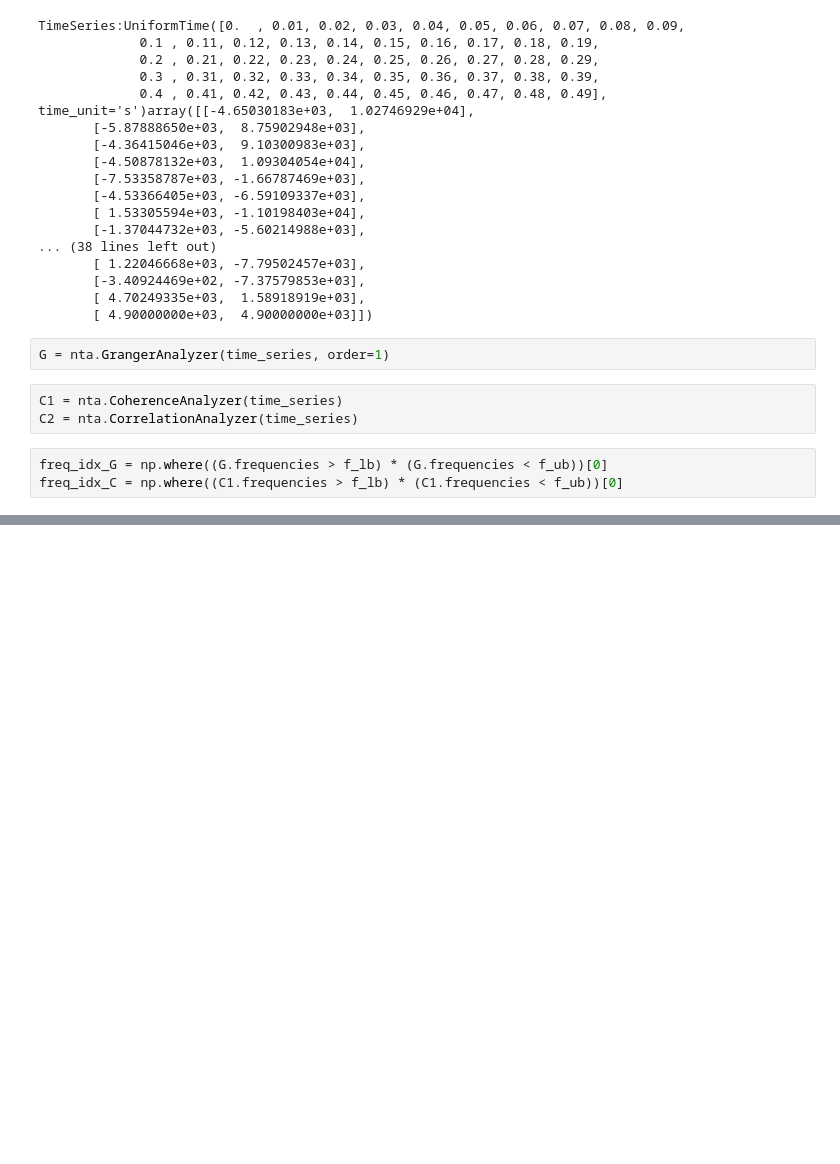
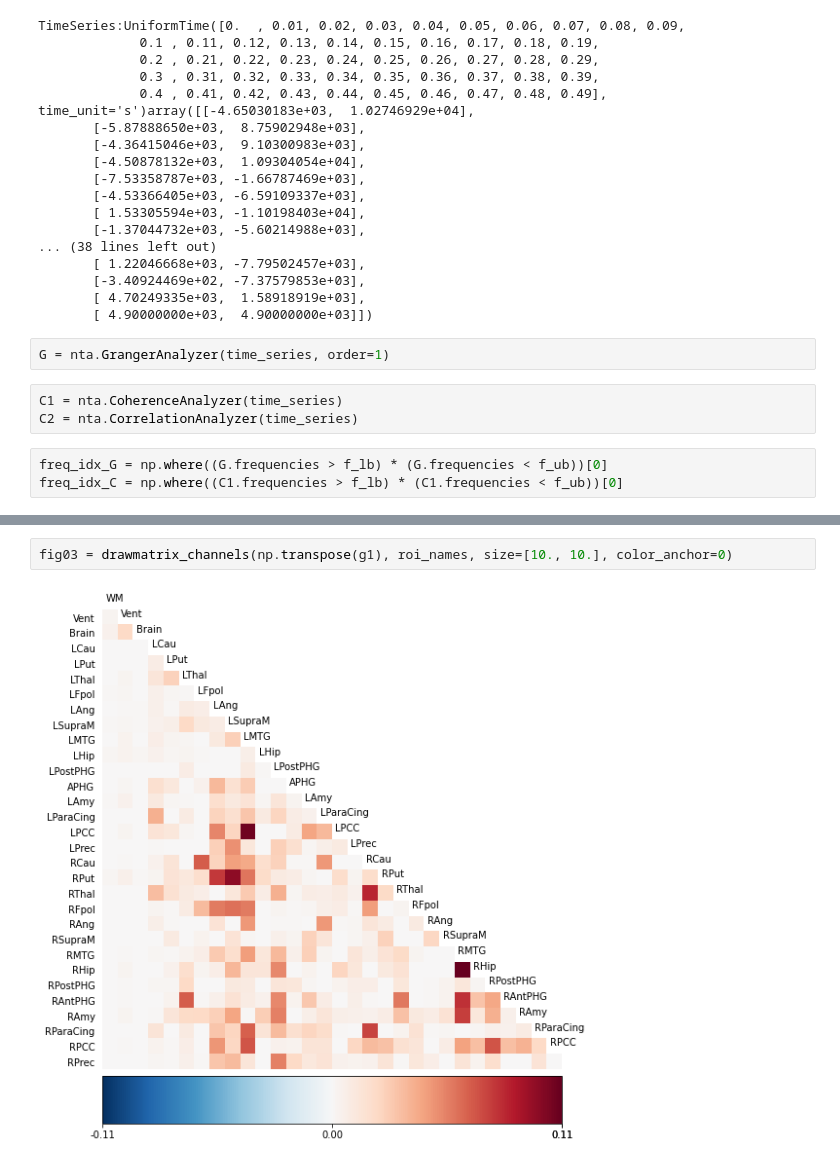
Before and after one commit to kayteeflick/nma_cn_flow_state, a Jupyter notebook: template.ipynb, the cells around one changed output, grey strips where cells are left out. Cells and saved outputs as stored; diff of their text form; blank space fills up the shorter version.

```diff
--- a/template.ipynb
+++ b/template.ipynb
@@ -868,0 +826,4 @@ print(coh)
+# %%
+fig03 = drawmatrix_channels(np.transpose(g1), roi_names, size=[10., 10.], color_anchor=0)
+# %% [output]
+[figure, added]
```
Also changed, not shown: parts of 24 cells of this notebook.
